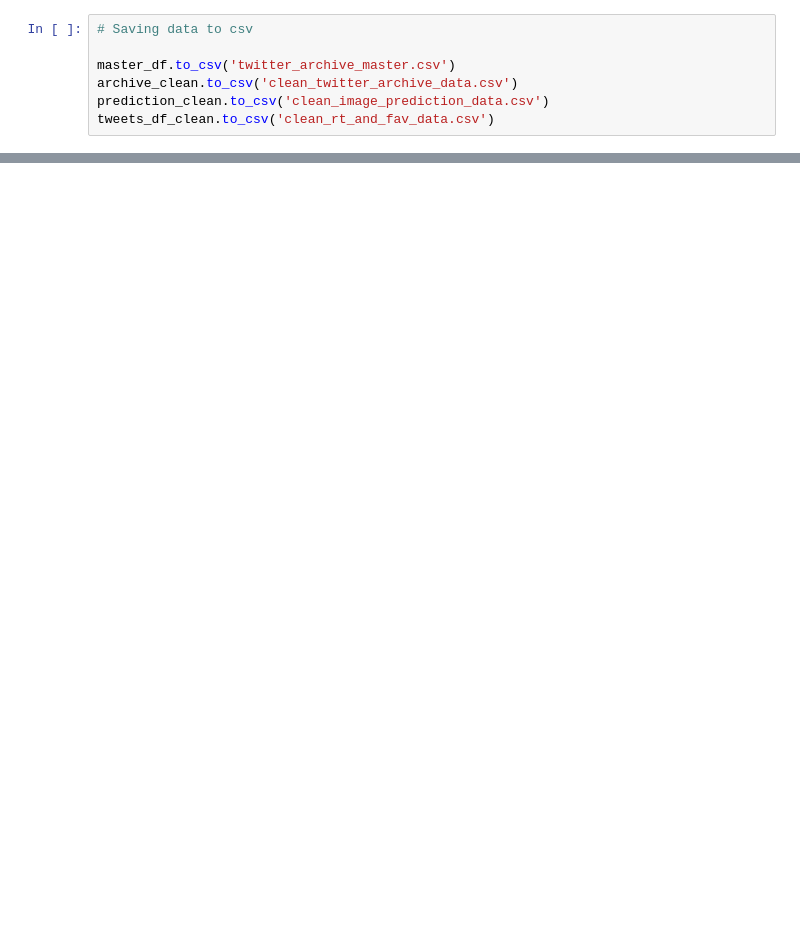
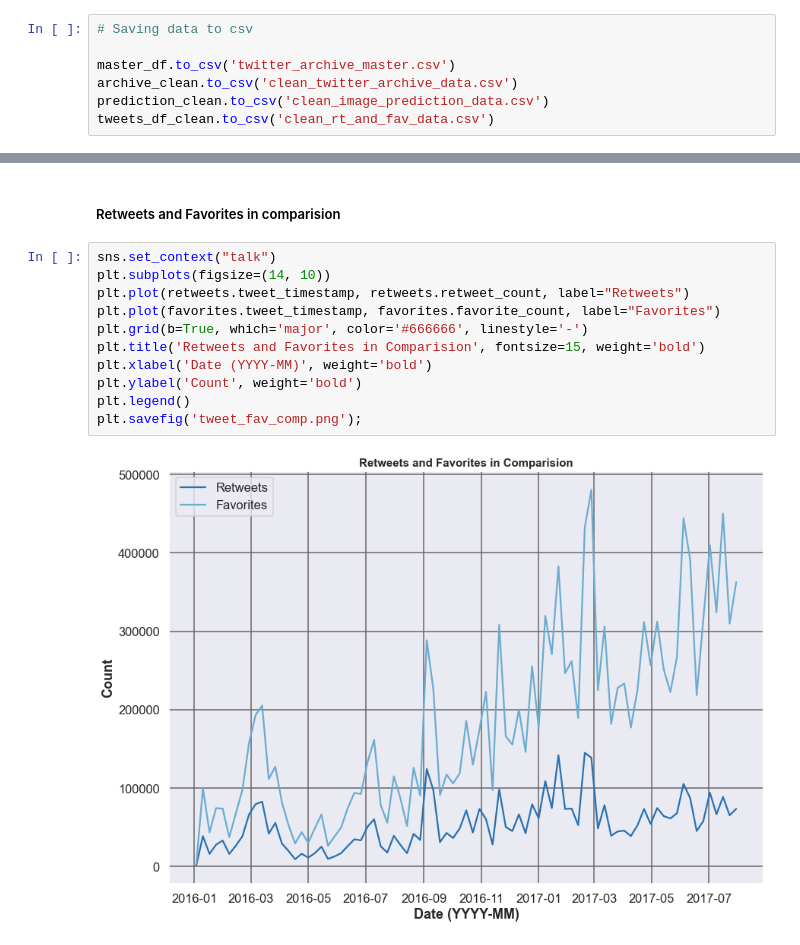
Before and after one commit to jbassie/DATA-ANALYSIS-USING-PANDAS, a Jupyter notebook: udacity_we_rate_dogs_project/wrangle_project_final.ipynb, the cells around one changed output, grey strips where cells are left out. Saved outputs shown, nothing was run; the diff lists cells and outputs as text; blank space fills up the shorter version.

```diff
--- a/udacity_we_rate_dogs_project/wrangle_project_final.ipynb
+++ b/udacity_we_rate_dogs_project/wrangle_project_final.ipynb
@@ -1035,0 +1169,15 @@ Name: dog_category, dtype: int64
+# %% [markdown]
+##### Retweets and Favorites in comparision
+# %%
+sns.set_context("talk")
+plt.subplots(figsize=(14, 10))
+plt.plot(retweets.tweet_timestamp, retweets.retweet_count, label="Retweets")
+plt.plot(favorites.tweet_timestamp, favorites.favorite_count, label="Favorites")
+plt.grid(b=True, which='major', color='#666666', linestyle='-')
+plt.title('Retweets and Favorites in Comparision', fontsize=15, weight='bold')
+plt.xlabel('Date (YYYY-MM)', weight='bold')
+plt.ylabel('Count', weight='bold')
+plt.legend()
+plt.savefig('tweet_fav_comp.png');
+# %% [output]
+[figure, added]
```
Also changed, not shown: parts of 24 cells of this notebook, 3 other files.
